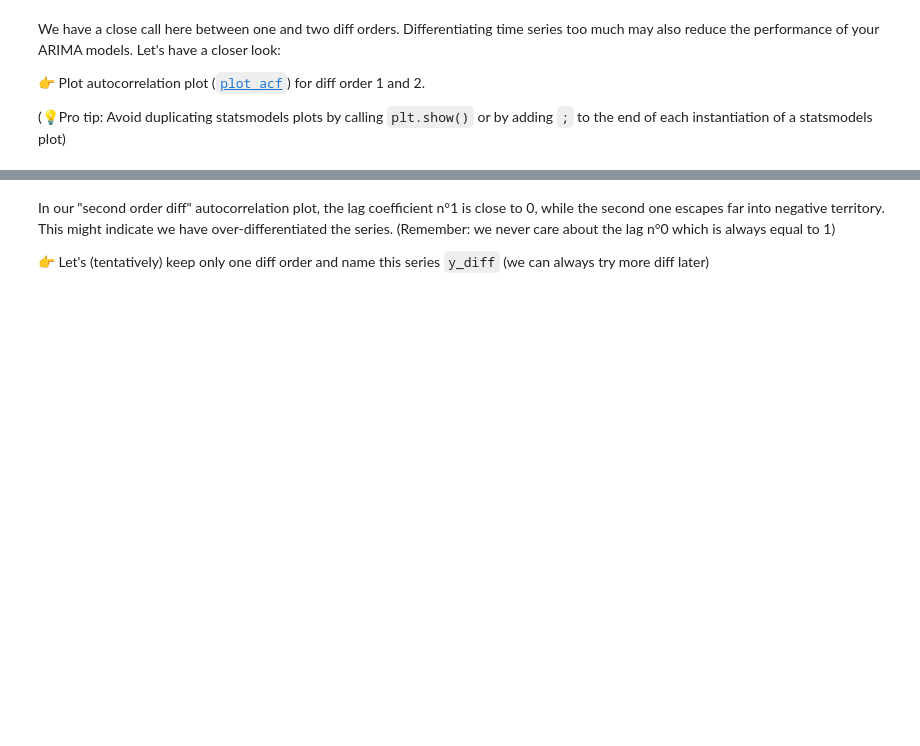
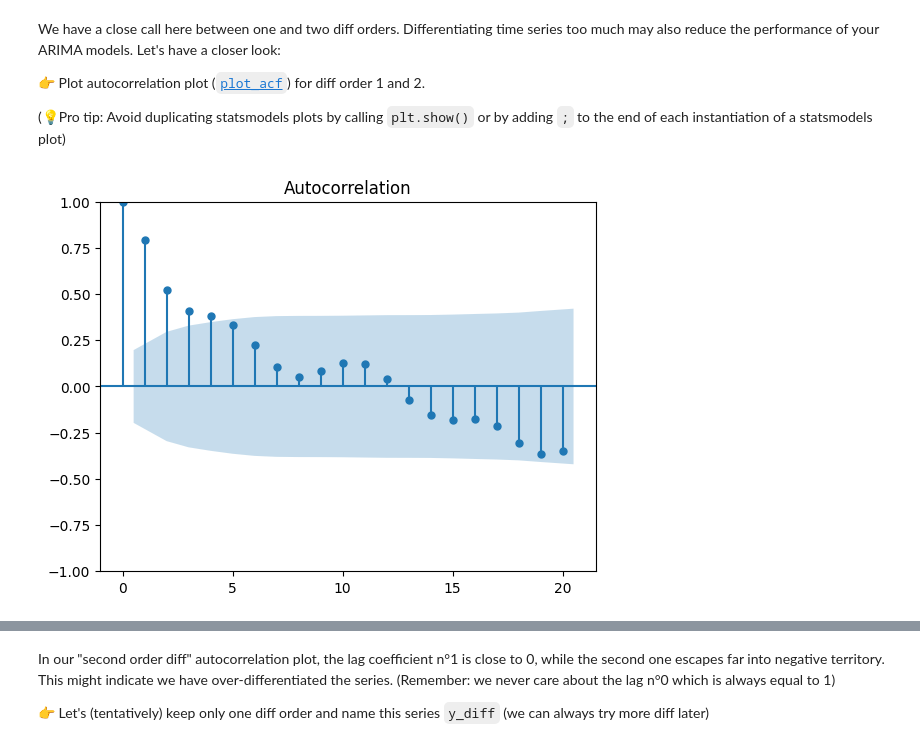
Before and after one commit to GasparinB/data-arima, a Jupyter notebook: arima.ipynb, the cells around one changed output, grey strips where cells are left out. Cells and saved outputs as stored; diff of their text form; code cells hidden in the pictures; blank space fills up the shorter version.

```diff
--- a/arima.ipynb
+++ b/arima.ipynb
@@ -65,2 +91,6 @@ We have a close call here between one and two diff orders. Differentiating time
 # %%
 # YOUR CODE HERE
+plot_acf(y.diff(1).dropna())
+plt.show()
+# %% [output]
+[figure, added]
```
Also changed, not shown: parts of 33 cells of this notebook.
